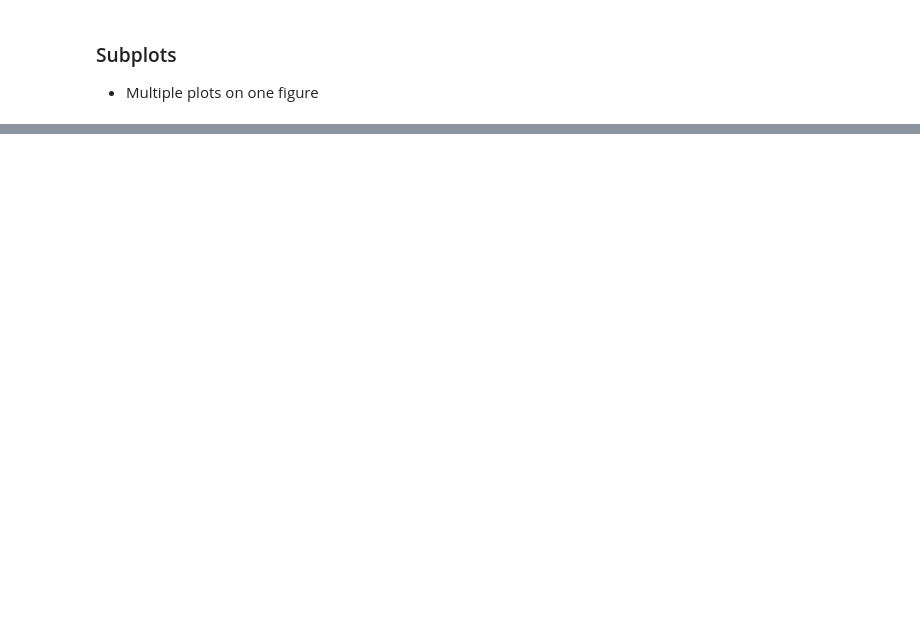
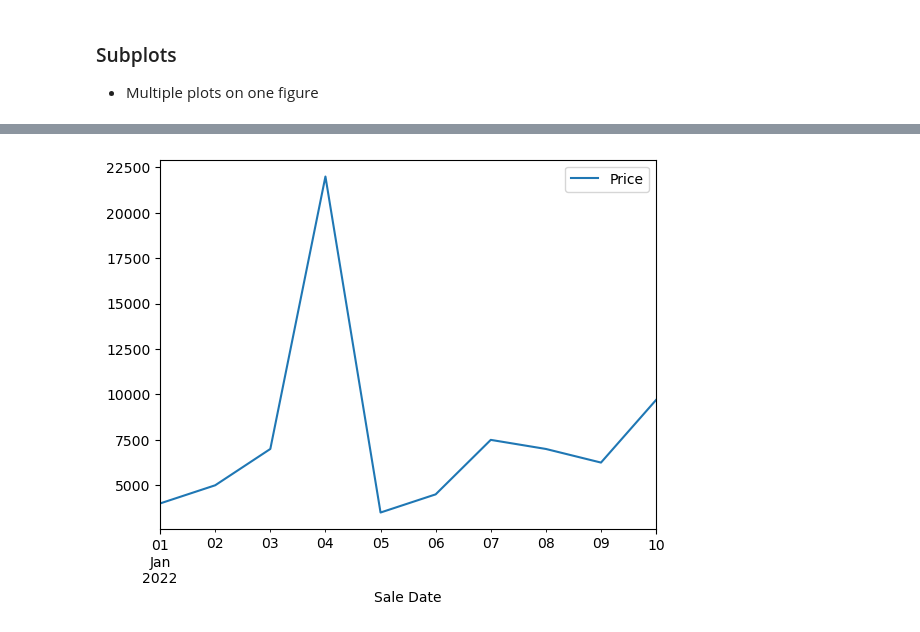
Before and after one commit to kunalprakash1309/Basic-machine-learning, a Jupyter notebook: 03-matplotlib/introduction-to-matplotlib.ipynb, the cells around one changed output, grey strips where cells are left out. Drawn from its saved outputs; the diff is of its cells as text; code cells hidden in the pictures; blank space fills up the shorter version.

```diff
--- a/03-matplotlib/introduction-to-matplotlib.ipynb
+++ b/03-matplotlib/introduction-to-matplotlib.ipynb
@@ -206,0 +213,4 @@ ax[1, 1].hist(np.random.randn(1000));
+# %%
+# Import the car_sales dataset
+car_sales = pd.read_csv("../data/car-sales.csv")
+car_sales
@@ -206,0 +276,4 @@ ax[1, 1].hist(np.random.randn(1000));
+# %%
+# Remove price column symbols
+car_sales["Price"] = car_sales["Price"].str.replace('[\$\,\.]', '')
+car_sales
@@ -206,0 +292,4 @@ ax[1, 1].hist(np.random.randn(1000));
+# %%
+# Remove last two zeros
+car_sales["Price"] = car_sales["Price"].str[:-2].astype(int)
+car_sales
@@ -206,0 +308,4 @@ ax[1, 1].hist(np.random.randn(1000));
+# %%
+# Add a date column
+car_sales["Sale Date"] = pd.date_range("1/1/2022", periods=len(car_sales))
+car_sales
@@ -206,0 +324,4 @@ ax[1, 1].hist(np.random.randn(1000));
+# %%
+car_sales.plot(x='Sale Date', y='Price');
+# %% [output]
+[figure, added]
```
Also changed, not shown: parts of 36 cells of this notebook, 1 other file.
